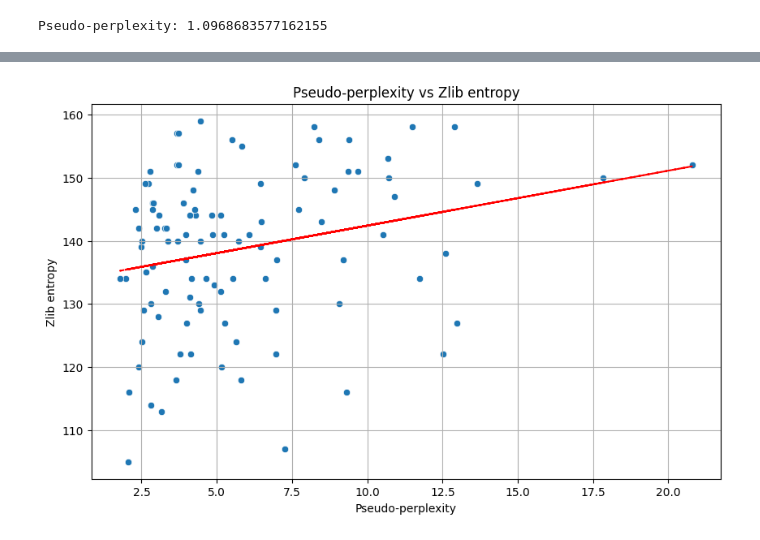
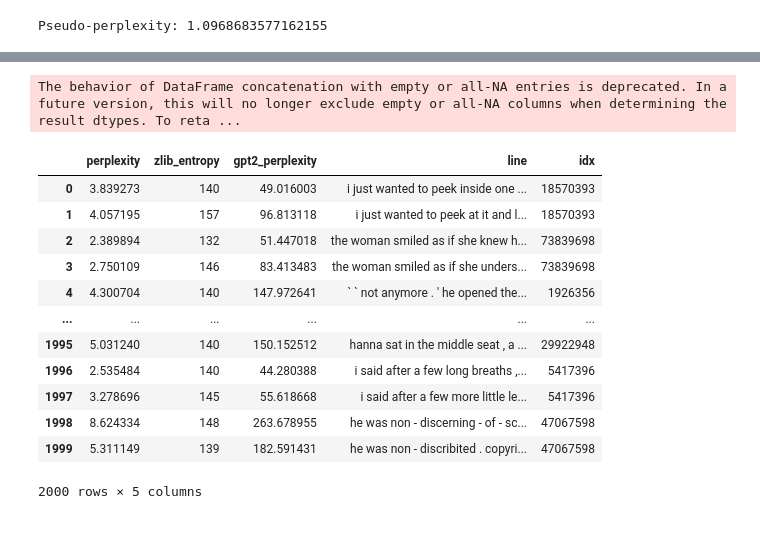
Before and after one commit to rufimelo99/ml_security, a Jupyter notebook: ml_security/ml_security/memorization/experiment.ipynb, the cells around one changed output, grey strips where cells are left out. Drawn from its saved outputs; the diff is of its cells as text; code cells hidden in the pictures.

```diff
--- a/ml_security/ml_security/memorization/experiment.ipynb
+++ b/ml_security/ml_security/memorization/experiment.ipynb
@@ -69,35 +82,58 @@ Pseudo-perplexity: 1.0968683577162155
 # %%
-file_path = "generations_1000.txt"
-perplexities = []
-zlib_entripies = []
-texts = []
-ids = []
+file_path = "experiment-01.txt"
+file_path_ids = file_path.replace(".txt", "") + "-idxs" + ".txt"
+output_file = file_path.replace(".txt", "") + "-results" + ".json"
+
 import zlib
 from tqdm import tqdm
+import json
+
+with open(file_path_ids, 'r') as f:
+    lines = f.readlines()
+    idxs = [int(line.strip()) for line in lines]
+# repeat each entry twice, but have them in sequence
+idxs = [idx for idx in idxs for _ in range(2)]
+
+
 with open(file_path, 'r') as f:
     lines = f.readlines()
     for line_idx, line in tqdm(enumerate(lines), total=len(lines)):
         perpl = score(line, model, tokenizer)
         zlib_entropy = len(zlib.compress(bytes(line, 'utf-8')))
-        perplexities.append(perpl)
-        zlib_entripies.append(zlib_entropy)
-
-        if line_idx>100:
-            break
+        gpt2_perpl = calculate_perplexity(line, gpt_model, gpt_tokenizer, DEVICE).item()
+        with open(output_file, 'a') as f:
+            f.write(json.dumps({"line": line, "perplexity": perpl, "zlib_entropy": zlib_entropy, "gpt2_perplexity": gpt2_perpl, "idx": idxs[line_idx]}) + "\n")
-# %%
-import seaborn as sns
-import matplotlib.pyplot as plt
-# plot scatter plot
-plt.figure(figsize=(10, 6))
-sns.scatterplot(x=perplexities, y=zlib_entripies, data=ds_book_corpus['train'])
-plt.xlabel('Pseudo-perplexity')
-plt.ylabel('Zlib entropy')
-plt.title('Pseudo-perplexity vs Zlib entropy')
-z = np.polyfit(perplexities, zlib_entripies, 1)
-p = np.poly1d(z)
-plt.plot(perplexities,p(perplexities),"r--")
-plt.grid()
-
-plt.show()
-# %% [output]
-[figure, removed]
+# %%
+import pandas as pd
+columns = ['perplexity', 'zlib_entropy', 'gpt2_perplexity', 'line', 'idx']
+df_plots = pd.DataFrame(columns=columns)
+
+with open(output_file+"yo", 'r') as f:
+    # read line by line
+    for line in f:
+        # parse the line
+        data = json.loads(line)
+        # create a dictionary
+        data_dict = {col: data[col] for col in columns}
+        # create a dataframe
+        df = pd.DataFrame(data_dict, index=[0])
+        # append to the main dataframe
+        df_plots = pd.concat([df_plots, df], ignore_index=True)
+# %% [output]
+The behavior of DataFrame concatenation with empty or all-NA entries is deprecated. In a future version, this will no longer exclude empty or all-NA columns when determining the result dtypes. To reta ...
+# %%
+df_plots
+# %% [output]
+|  | perplexity | zlib_entropy | gpt2_perplexity | line | idx |
+| 0 | 3.839273 | 140 | 49.016003 | i just wanted to peek inside one ... | 18570393 |
+| 1 | 4.057195 | 157 | 96.813118 | i just wanted to peek at it and l... | 18570393 |
+| 2 | 2.389894 | 132 | 51.447018 | the woman smiled as if she knew h... | 73839698 |
+| 3 | 2.750109 | 146 | 83.413483 | the woman smiled as if she unders... | 73839698 |
+| 4 | 4.300704 | 140 | 147.972641 | ` ` not anymore . ' he opened the... | 1926356 |
+| ... | ... | ... | ... | ... | ... |
+| 1995 | 5.031240 | 140 | 150.152512 | hanna sat in the middle seat , a ... | 29922948 |
+| 1996 | 2.535484 | 140 | 44.280388 | i said after a few long breaths ,... | 5417396 |
+| 1997 | 3.278696 | 145 | 55.618668 | i said after a few more little le... | 5417396 |
+| 1998 | 8.624334 | 148 | 263.678955 | he was non - discerning - of - sc... | 47067598 |
+| 1999 | 5.311149 | 139 | 182.591431 | he was non - discribited . copyri... | 47067598 |
+2000 rows × 5 columns
```
Also changed, not shown: parts of 8 cells of this notebook, 1 other file.
